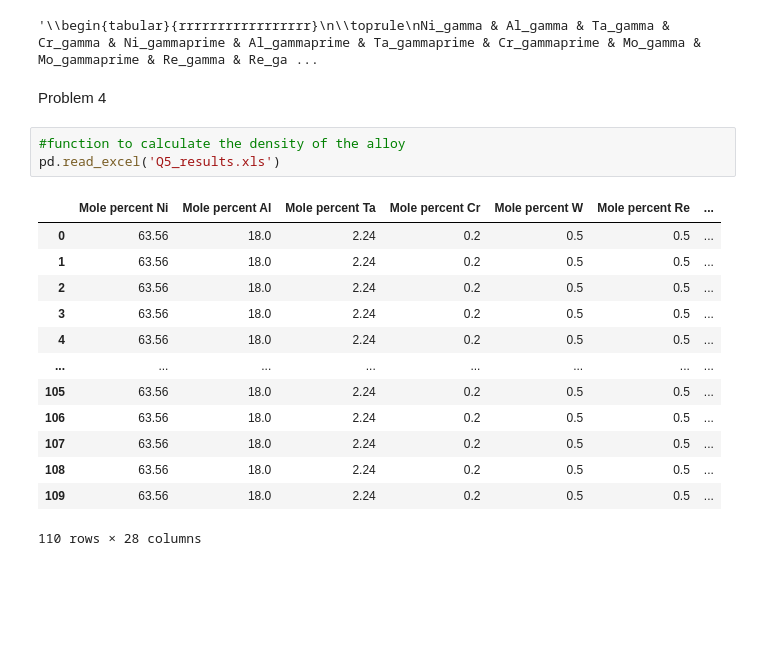
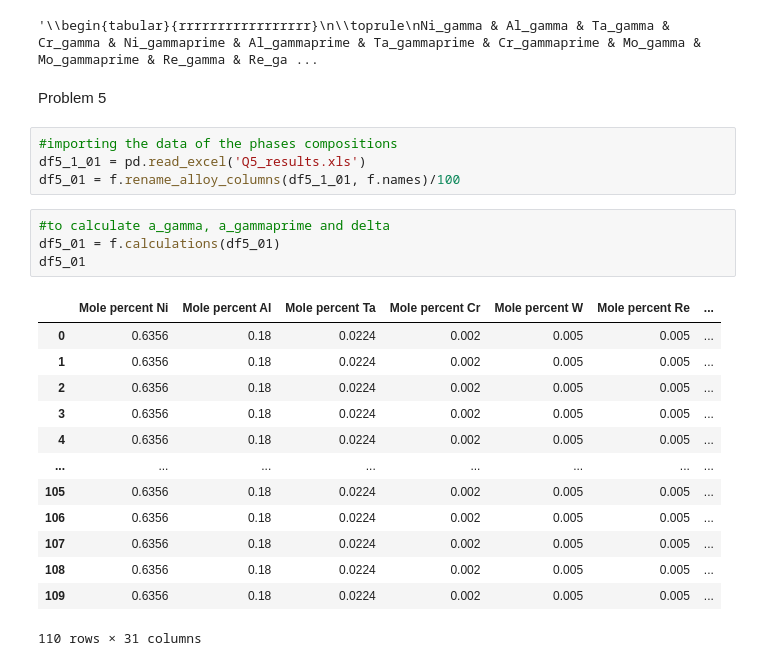
Before and after one commit to ShannonNCM/High_temp_materials, a Jupyter notebook: codes.ipynb, the cells around one changed output. Saved outputs shown, nothing was run; the diff lists cells and outputs as text; blank space fills up the shorter version.

Commit message:
update_problemset4

```diff
--- a/codes.ipynb
+++ b/codes.ipynb
@@ -467,22 +465,27 @@ f.save_latex(min_alloy)
 # %% [output]
 '\\begin{tabular}{rrrrrrrrrrrrrrrrr}\n\\toprule\nNi_gamma & Al_gamma & Ta_gamma & Cr_gamma & Ni_gammaprime & Al_gammaprime & Ta_gammaprime & Cr_gammaprime & Mo_gamma & Mo_gammaprime & Re_gamma & Re_ga ...
 # %% [markdown]
-Problem 4
+Problem 5
 # %%
-#function to calculate the density of the alloy
-pd.read_excel('Q5_results.xls')
+#importing the data of the phases compositions
+df5_1_01 = pd.read_excel('Q5_results.xls')
+df5_01 = f.rename_alloy_columns(df5_1_01, f.names)/100
-# %% [output]
-|  | Mole percent Ni | Mole percent Al | Mole percent Ta | Mole percent Cr | Mole percent W | Mole percent Re | ... |
-| 0 | 63.56 | 18.0 | 2.24 | 0.2 | 0.5 | 0.5 | ... |
-| 1 | 63.56 | 18.0 | 2.24 | 0.2 | 0.5 | 0.5 | ... |
-| 2 | 63.56 | 18.0 | 2.24 | 0.2 | 0.5 | 0.5 | ... |
-| 3 | 63.56 | 18.0 | 2.24 | 0.2 | 0.5 | 0.5 | ... |
-| 4 | 63.56 | 18.0 | 2.24 | 0.2 | 0.5 | 0.5 | ... |
-| ... | ... | ... | ... | ... | ... | ... | ... |
-| 105 | 63.56 | 18.0 | 2.24 | 0.2 | 0.5 | 0.5 | ... |
-| 106 | 63.56 | 18.0 | 2.24 | 0.2 | 0.5 | 0.5 | ... |
-| 107 | 63.56 | 18.0 | 2.24 | 0.2 | 0.5 | 0.5 | ... |
-| 108 | 63.56 | 18.0 | 2.24 | 0.2 | 0.5 | 0.5 | ... |
-| 109 | 63.56 | 18.0 | 2.24 | 0.2 | 0.5 | 0.5 | ... |
-110 rows × 28 columns
+# %%
+#to calculate a_gamma, a_gammaprime and delta
+df5_01 = f.calculations(df5_01)
+df5_01
+# %% [output]
+|  | Mole percent Ni | Mole percent Al | Mole percent Ta | Mole percent Cr | Mole percent W | Mole percent Re | ... |
+| 0 | 0.6356 | 0.18 | 0.0224 | 0.002 | 0.005 | 0.005 | ... |
+| 1 | 0.6356 | 0.18 | 0.0224 | 0.002 | 0.005 | 0.005 | ... |
+| 2 | 0.6356 | 0.18 | 0.0224 | 0.002 | 0.005 | 0.005 | ... |
+| 3 | 0.6356 | 0.18 | 0.0224 | 0.002 | 0.005 | 0.005 | ... |
+| 4 | 0.6356 | 0.18 | 0.0224 | 0.002 | 0.005 | 0.005 | ... |
+| ... | ... | ... | ... | ... | ... | ... | ... |
+| 105 | 0.6356 | 0.18 | 0.0224 | 0.002 | 0.005 | 0.005 | ... |
+| 106 | 0.6356 | 0.18 | 0.0224 | 0.002 | 0.005 | 0.005 | ... |
+| 107 | 0.6356 | 0.18 | 0.0224 | 0.002 | 0.005 | 0.005 | ... |
+| 108 | 0.6356 | 0.18 | 0.0224 | 0.002 | 0.005 | 0.005 | ... |
+| 109 | 0.6356 | 0.18 | 0.0224 | 0.002 | 0.005 | 0.005 | ... |
+110 rows × 31 columns
 # %%
```
Also changed, not shown: parts of 7 cells of this notebook, 2 other files.
